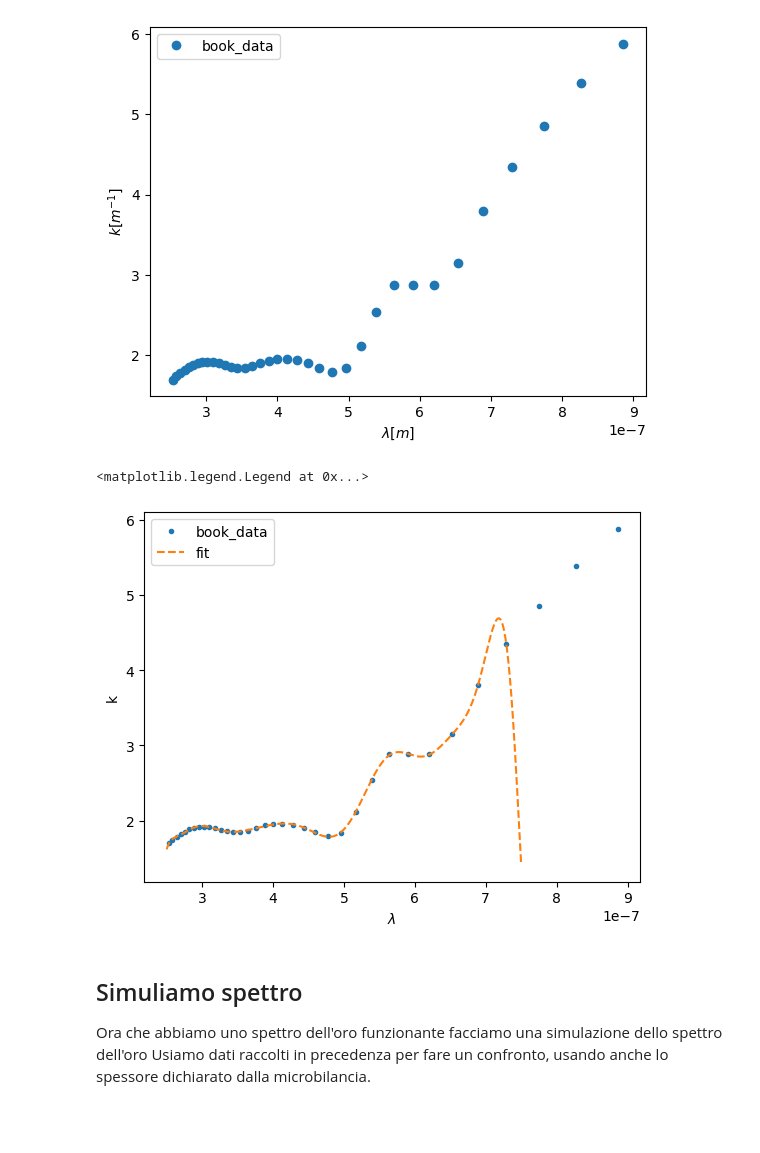
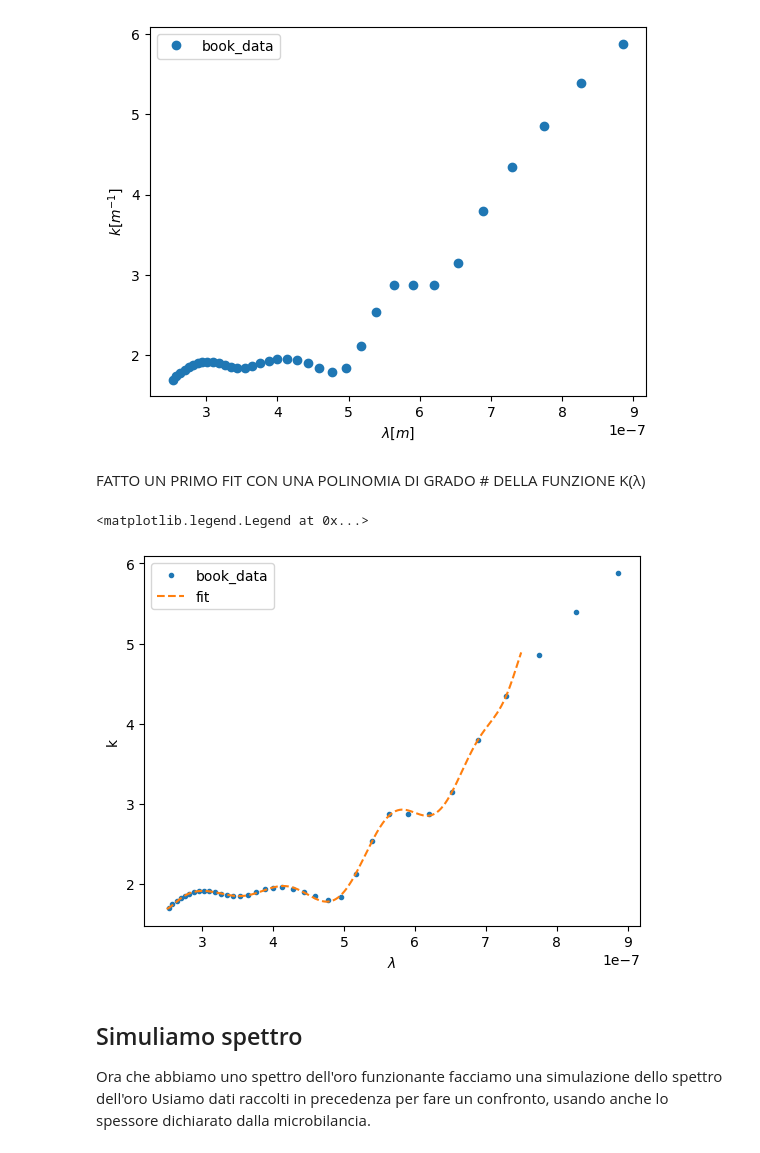
Before and after one commit to RandDouble/lab_mat, a Jupyter notebook: fit_lab.ipynb, the cells around one changed output. Cells and saved outputs as stored; diff of their text form; code cells hidden in the pictures; blank space fills up the shorter version.

```diff
--- a/fit_lab.ipynb
+++ b/fit_lab.ipynb
@@ -42,22 +48,24 @@ plt.legend()
 # %% [output]
 <matplotlib.legend.Legend at 0x...>
 [figure]
+# %% [markdown]
+FATTO UN PRIMO FIT CON UNA POLINOMIA DI GRADO # DELLA FUNZIONE K(λ)
 # %%
 filter = (df["lambda_corrected"]<900e-9) & (df["lambda_corrected"] > 250e-9)
-coeff= np.polyfit(df[filter]["lambda_corrected"], df[filter]["k_corrected"], deg=26)
+coeff= np.polyfit(df[filter]["lambda_corrected"], df[filter]["k_corrected"], deg=23)
 fun = np.poly1d(coeff)
 
 # x = df[filter]["lambda_corrected"]
 x = np.linspace(250e-9, 750e-9, 500)
 
 plt.plot("lambda_corrected", "k_corrected", ".", data=df[filter], label= "book_data")
 plt.plot(x, fun(x), "--", label="fit")
 plt.ylabel("k")
 plt.xlabel(r"$\lambda$")
 plt.legend()
 # %% [output]
 <matplotlib.legend.Legend at 0x...>
-[figure, old version]
+[figure, new version]
 # %% [markdown]
 ## Simuliamo spettro
 
```
Also changed, not shown: parts of 4 cells of this notebook.
